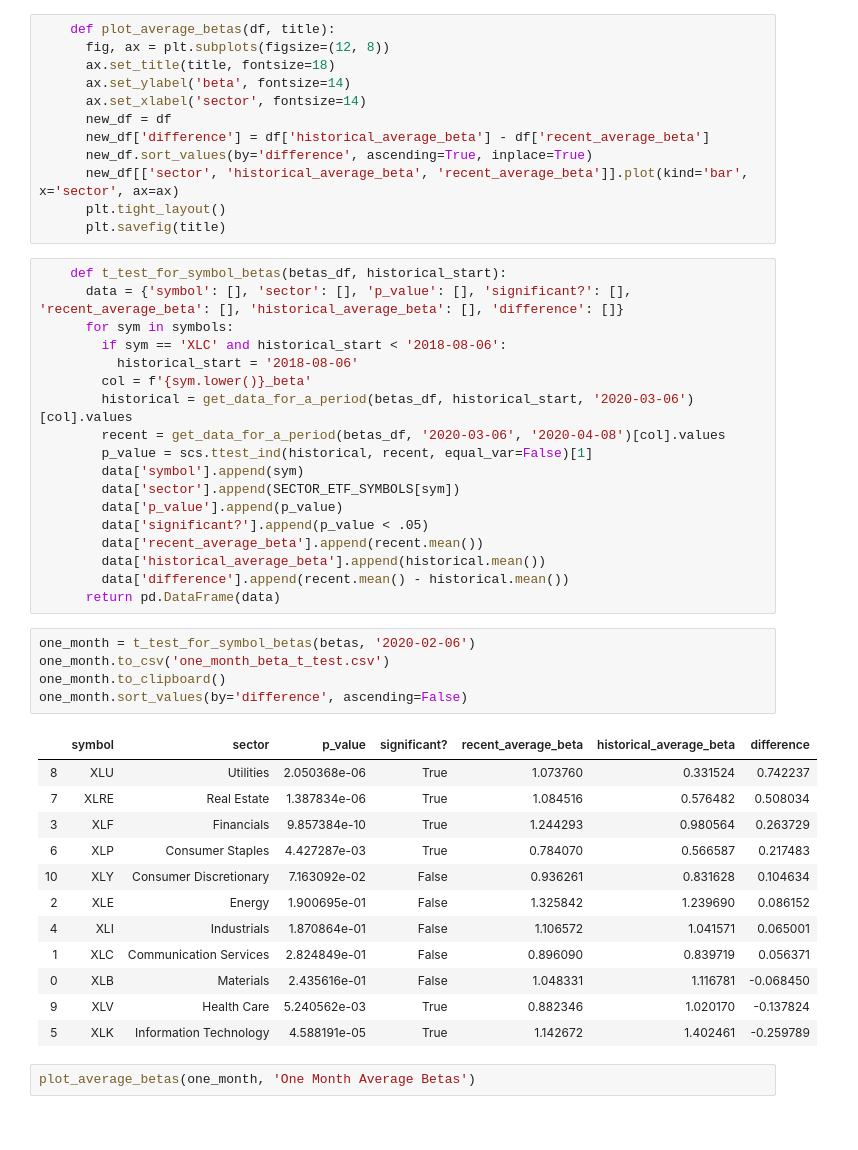
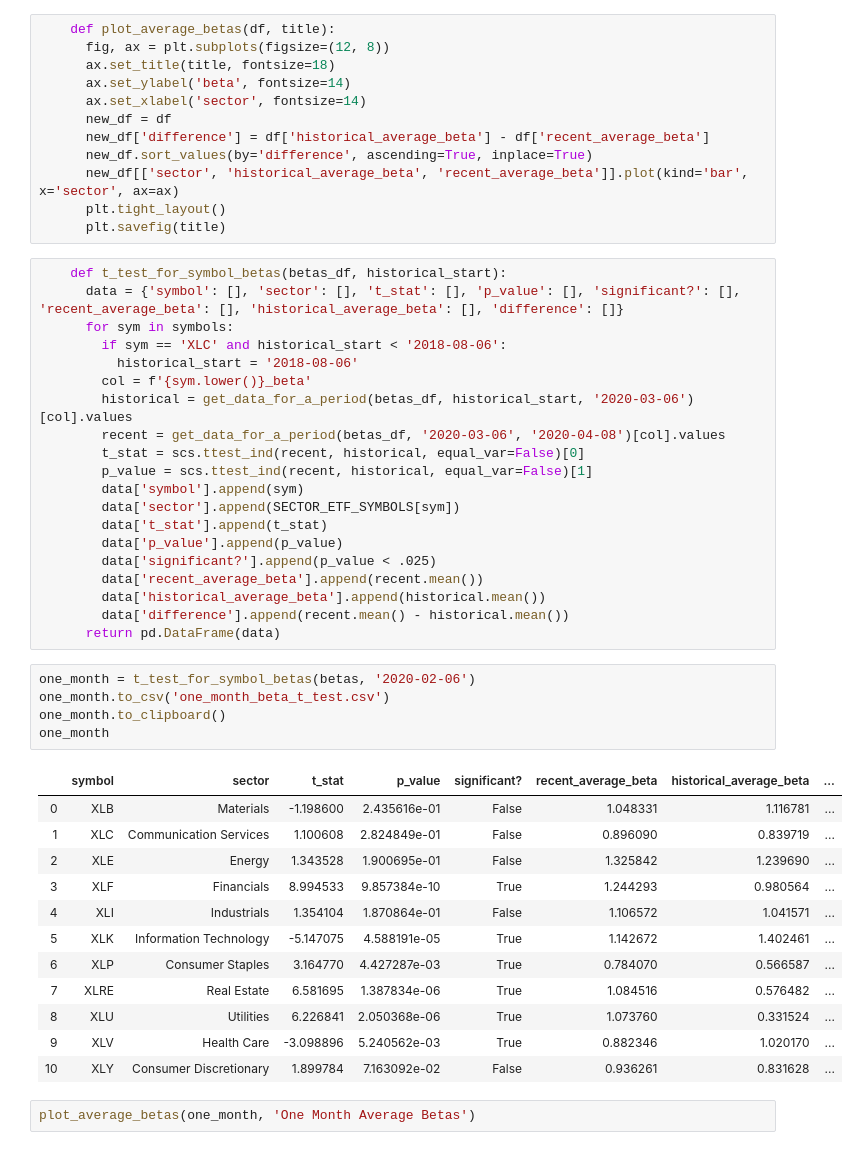
Before and after one commit to SachinGokal/capstone-one, a Jupyter notebook: new_notebook-updated.ipynb, the cells around one changed output. Drawn from its saved outputs; the diff is of its cells as text.

Commit message:
add t stats

```diff
--- a/new_notebook-updated.ipynb
+++ b/new_notebook-updated.ipynb
@@ -190,18 +190,20 @@ plot_histogram_of_betas(five_year_betas)
       plt.savefig(title)
 # %%
     def t_test_for_symbol_betas(betas_df, historical_start):
-      data = {'symbol': [], 'sector': [], 'p_value': [], 'significant?': [], 'recent_average_beta': [], 'historical_average_beta': [], 'difference': []}
+      data = {'symbol': [], 'sector': [], 't_stat': [], 'p_value': [], 'significant?': [], 'recent_average_beta': [], 'historical_average_beta': [], 'difference': []}
       for sym in symbols:
         if sym == 'XLC' and historical_start < '2018-08-06':
           historical_start = '2018-08-06'
         col = f'{sym.lower()}_beta'
         historical = get_data_for_a_period(betas_df, historical_start, '2020-03-06')[col].values
         recent = get_data_for_a_period(betas_df, '2020-03-06', '2020-04-08')[col].values
-        p_value = scs.ttest_ind(historical, recent, equal_var=False)[1]
+        t_stat = scs.ttest_ind(recent, historical, equal_var=False)[0]
+        p_value = scs.ttest_ind(recent, historical, equal_var=False)[1]
         data['symbol'].append(sym)
         data['sector'].append(SECTOR_ETF_SYMBOLS[sym])
+        data['t_stat'].append(t_stat)
         data['p_value'].append(p_value)
-        data['significant?'].append(p_value < .05)
+        data['significant?'].append(p_value < .025)
         data['recent_average_beta'].append(recent.mean())
         data['historical_average_beta'].append(historical.mean())
         data['difference'].append(recent.mean() - historical.mean())
@@ -209,21 +211,21 @@ plot_histogram_of_betas(five_year_betas)
 # %%
 one_month = t_test_for_symbol_betas(betas, '2020-02-06')
 one_month.to_csv('one_month_beta_t_test.csv')
 one_month.to_clipboard()
-one_month.sort_values(by='difference', ascending=False)
+one_month
 # %% [output]
-|  | symbol | sector | p_value | significant? | recent_average_beta | historical_average_beta | difference |
-| 8 | XLU | Utilities | 2.050368e-06 | True | 1.073760 | 0.331524 | 0.742237 |
-| 7 | XLRE | Real Estate | 1.387834e-06 | True | 1.084516 | 0.576482 | 0.508034 |
-| 3 | XLF | Financials | 9.857384e-10 | True | 1.244293 | 0.980564 | 0.263729 |
-| 6 | XLP | Consumer Staples | 4.427287e-03 | True | 0.784070 | 0.566587 | 0.217483 |
-| 10 | XLY | Consumer Discretionary | 7.163092e-02 | False | 0.936261 | 0.831628 | 0.104634 |
-| 2 | XLE | Energy | 1.900695e-01 | False | 1.325842 | 1.239690 | 0.086152 |
-| 4 | XLI | Industrials | 1.870864e-01 | False | 1.106572 | 1.041571 | 0.065001 |
-| 1 | XLC | Communication Services | 2.824849e-01 | False | 0.896090 | 0.839719 | 0.056371 |
-| 0 | XLB | Materials | 2.435616e-01 | False | 1.048331 | 1.116781 | -0.068450 |
-| 9 | XLV | Health Care | 5.240562e-03 | True | 0.882346 | 1.020170 | -0.137824 |
-| 5 | XLK | Information Technology | 4.588191e-05 | True | 1.142672 | 1.402461 | -0.259789 |
+|  | symbol | sector | t_stat | p_value | significant? | recent_average_beta | historical_average_beta | ... |
+| 0 | XLB | Materials | -1.198600 | 2.435616e-01 | False | 1.048331 | 1.116781 | ... |
+| 1 | XLC | Communication Services | 1.100608 | 2.824849e-01 | False | 0.896090 | 0.839719 | ... |
+| 2 | XLE | Energy | 1.343528 | 1.900695e-01 | False | 1.325842 | 1.239690 | ... |
+| 3 | XLF | Financials | 8.994533 | 9.857384e-10 | True | 1.244293 | 0.980564 | ... |
+| 4 | XLI | Industrials | 1.354104 | 1.870864e-01 | False | 1.106572 | 1.041571 | ... |
+| 5 | XLK | Information Technology | -5.147075 | 4.588191e-05 | True | 1.142672 | 1.402461 | ... |
+| 6 | XLP | Consumer Staples | 3.164770 | 4.427287e-03 | True | 0.784070 | 0.566587 | ... |
+| 7 | XLRE | Real Estate | 6.581695 | 1.387834e-06 | True | 1.084516 | 0.576482 | ... |
+| 8 | XLU | Utilities | 6.226841 | 2.050368e-06 | True | 1.073760 | 0.331524 | ... |
+| 9 | XLV | Health Care | -3.098896 | 5.240562e-03 | True | 0.882346 | 1.020170 | ... |
+| 10 | XLY | Consumer Discretionary | 1.899784 | 7.163092e-02 | False | 0.936261 | 0.831628 | ... |
 # %%
 plot_average_betas(one_month, 'One Month Average Betas')
 # %% [output]
```
Also changed, not shown: parts of 3 cells of this notebook, 5 other files.
